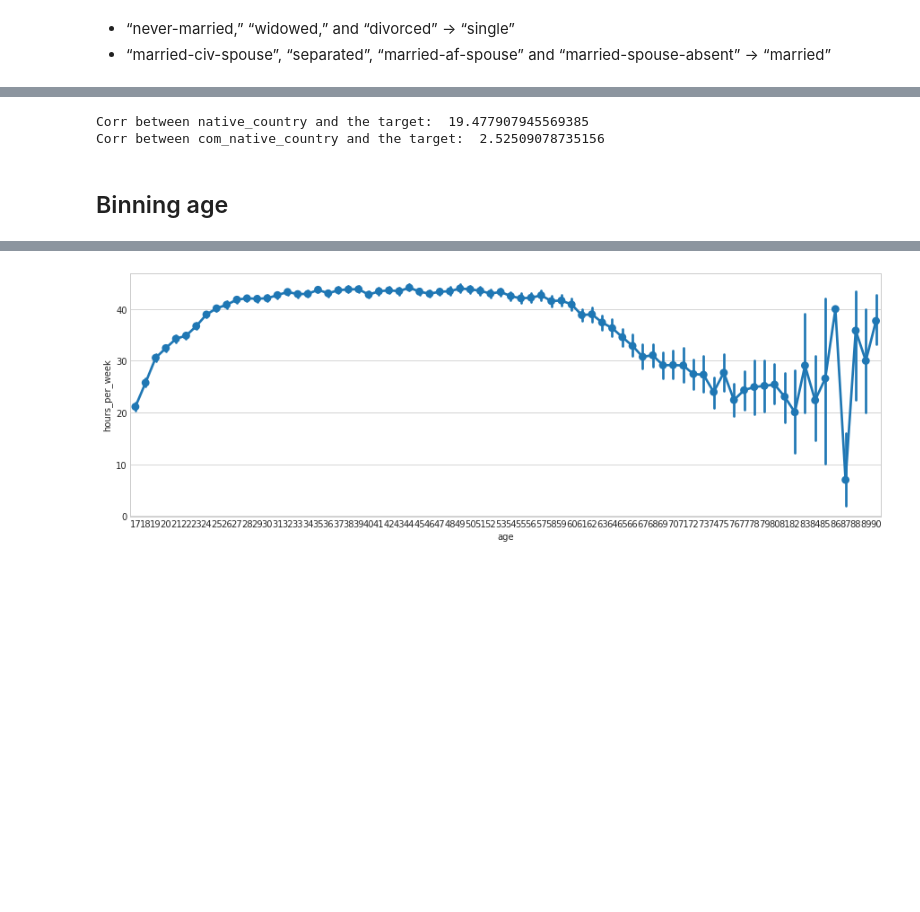
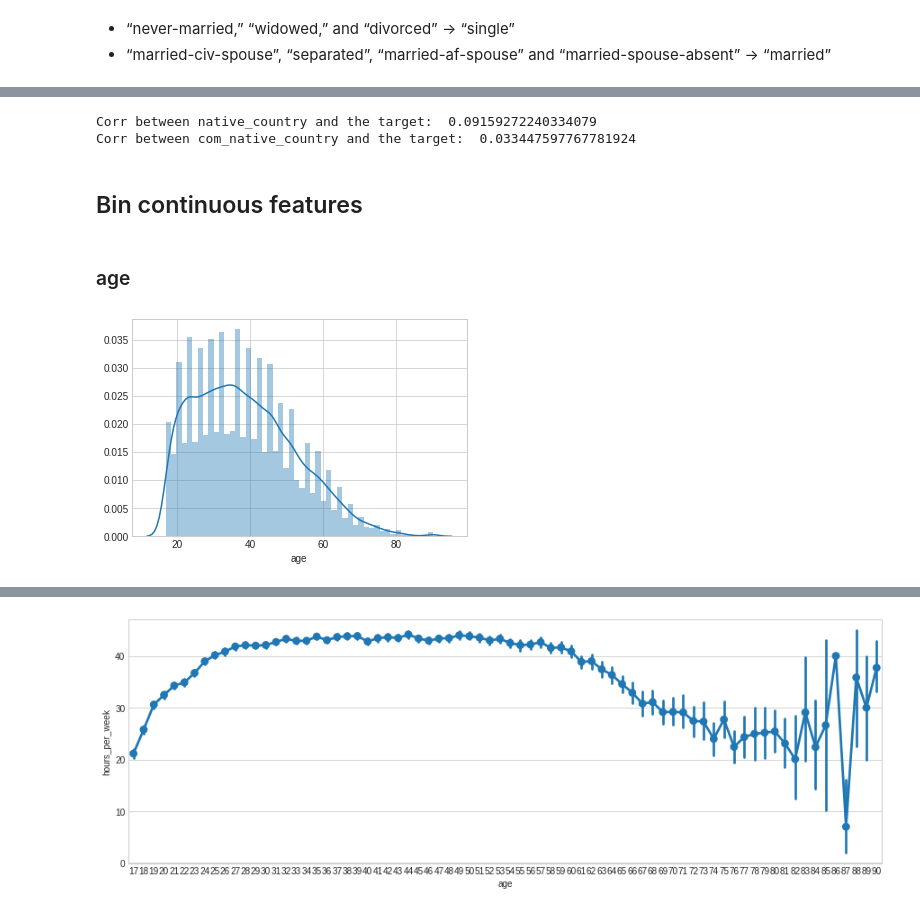
Before and after one commit to basselkassem/predict_income_potential, a Jupyter notebook: feature_engineering.ipynb, the cells around one changed output, grey strips where cells are left out. Saved outputs shown, nothing was run; the diff lists cells and outputs as text; code cells hidden in the pictures; blank space fills up the shorter version.

```diff
--- a/feature_engineering.ipynb
+++ b/feature_engineering.ipynb
@@ -237,10 +246,12 @@ df.loc[df['native_country'].isin(north_america), 'com_native_country'] = 'north_
 df.loc[df['native_country'].isin(south_america), 'com_native_country'] = 'south_america'
 df.loc[df['native_country'].isin(other), 'com_native_country'] = 'other'
 # %%
-print_corr_chi(df, 'native_country')
-print_corr_chi(df, 'com_native_country')
+print_corr(df, 'native_country')
+print_corr(df, 'com_native_country')
 # %% [output]
-Corr between native_country and the target:  19.477907945569385
-Corr between com_native_country and the target:  2.52509078735156
+Corr between native_country and the target:  0.09159272240334079
+Corr between com_native_country and the target:  0.033447597767781924
+# %% [markdown]
+## Bin continuous features
 # %% [markdown]
-## Binning age
+### age
@@ -249 +258,6 @@ df['age_bin'] = pd.cut(df['age'], 20)
+# %%
+sns.distplot(df['age'])
+plt.show()
+# %% [output]
+[figure, added]
 # %%
```
Also changed, not shown: parts of 74 cells of this notebook.
